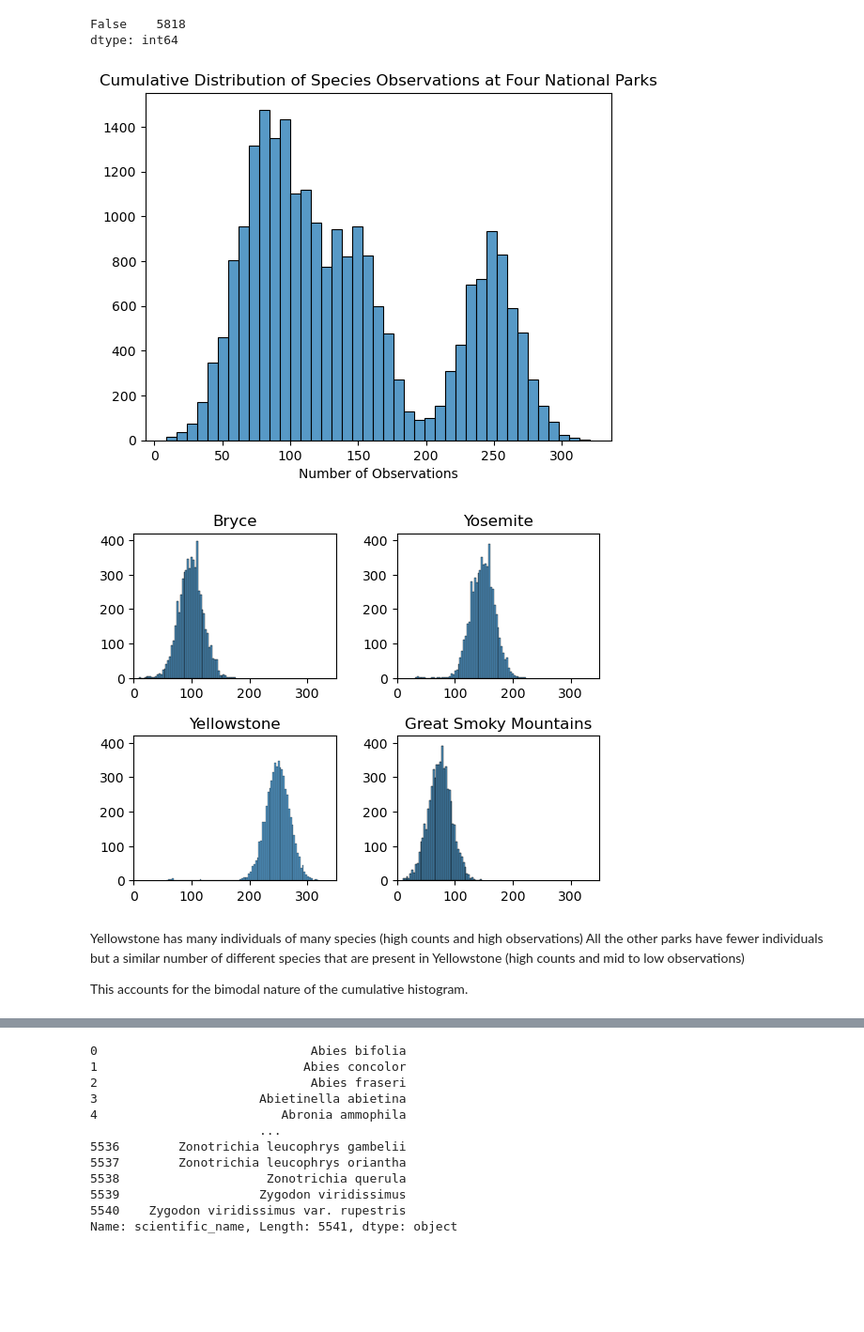
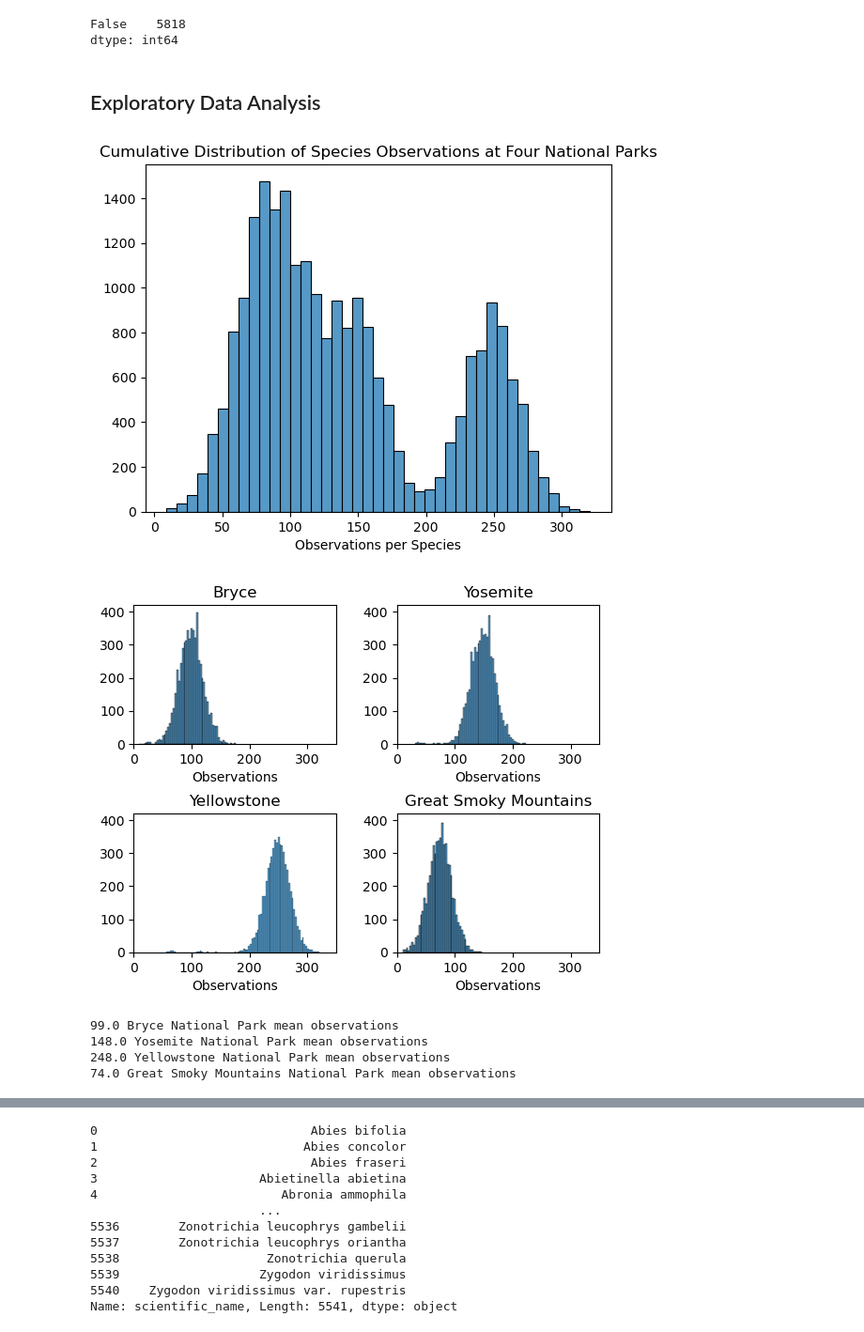
Before and after one commit to arcwoodw/Biodiversity_National_Parks, a Jupyter notebook: biodiversity.ipynb, the cells around one changed output, grey strips where cells are left out. Shown: that part at 94% size. Drawn from its saved outputs; the diff is of its cells as text; code cells hidden in the pictures; blank space fills up the shorter version.

```diff
--- a/biodiversity.ipynb
+++ b/biodiversity.ipynb
@@ -504,47 +500,58 @@ GSM_NP.duplicated().value_counts()
 # %% [output]
 False    5818
 dtype: int64
+# %% [markdown]
+## Exploratory Data Analysis
 # %%
 sns.histplot(data=observations, x='observations')
 plt.title('Cumulative Distribution of Species Observations at Four National Parks')
 plt.ylabel('')
-plt.xlabel('Number of Observations')
+plt.xlabel('Observations per Species')
 plt.show()
 # %% [output]
-[figure, old version]
+[figure, new version]
 # %%
 plt.figure()
 plt.subplot(2,2,1)
 sns.histplot(data=Bryce_NP, x='observations')
 plt.title('Bryce')
-plt.xlabel('')
+plt.xlabel('Observations')
 plt.ylabel('')
 plt.axis([0,350,0,420])
 plt.subplot(2,2,2)
 sns.histplot(data=Yosemite_NP, x='observations')
 plt.title('Yosemite')
-plt.xlabel('')
+plt.xlabel('Observations')
 plt.ylabel('')
 plt.axis([0,350,0,420])
 plt.subplots_adjust(wspace=0.3)
 plt.subplot(2,2,3)
 sns.histplot(data=Yellowstone_NP, x='observations')
 plt.title('Yellowstone')
-plt.xlabel('')
+plt.xlabel('Observations')
 plt.ylabel('')
 plt.axis([0,350,0,420])
-plt.subplots_adjust(hspace=0.4)
+plt.subplots_adjust(hspace=0.5)
 plt.subplot(2,2,4)
 sns.histplot(data=GSM_NP, x='observations')
 plt.title('Great Smoky Mountains')
 plt.ylabel('')
-plt.xlabel('')
+plt.xlabel('Observations')
 plt.axis([0,350,0,420])
 plt.show()
 # %% [output]
-[figure, old version]
+[figure, new version]
-# %% [markdown]
-Yellowstone has many individuals of many species (high counts and high observations)
-All the other parks have fewer individuals but a similar number of different species that are present in Yellowstone (high counts and mid to low observations)
-
-This accounts for the bimodal nature of the cumulative histogram.
+# %%
+Bryce_mean = Bryce_NP.observations.mean()
+print(str(round(Bryce_mean,0)) +' Bryce National Park mean observations')
+Yosemite_mean = Yosemite_NP.observations.mean()
+print(str(round(Yosemite_mean,0)) +' Yosemite National Park mean observations')
+Yellowstone_mean = Yellowstone_NP.observations.mean()
+print(str(round(Yellowstone_mean,0)) +' Yellowstone National Park mean observations')
+GSM_mean = GSM_NP.observations.mean()
+print(str(round(GSM_mean,0)) +' Great Smoky Mountains National Park mean observations')
+# %% [output]
+99.0 Bryce National Park mean observations
+148.0 Yosemite National Park mean observations
+248.0 Yellowstone National Park mean observations
+74.0 Great Smoky Mountains National Park mean observations
```
Also changed, not shown: parts of 13 cells of this notebook, 4 other files.
